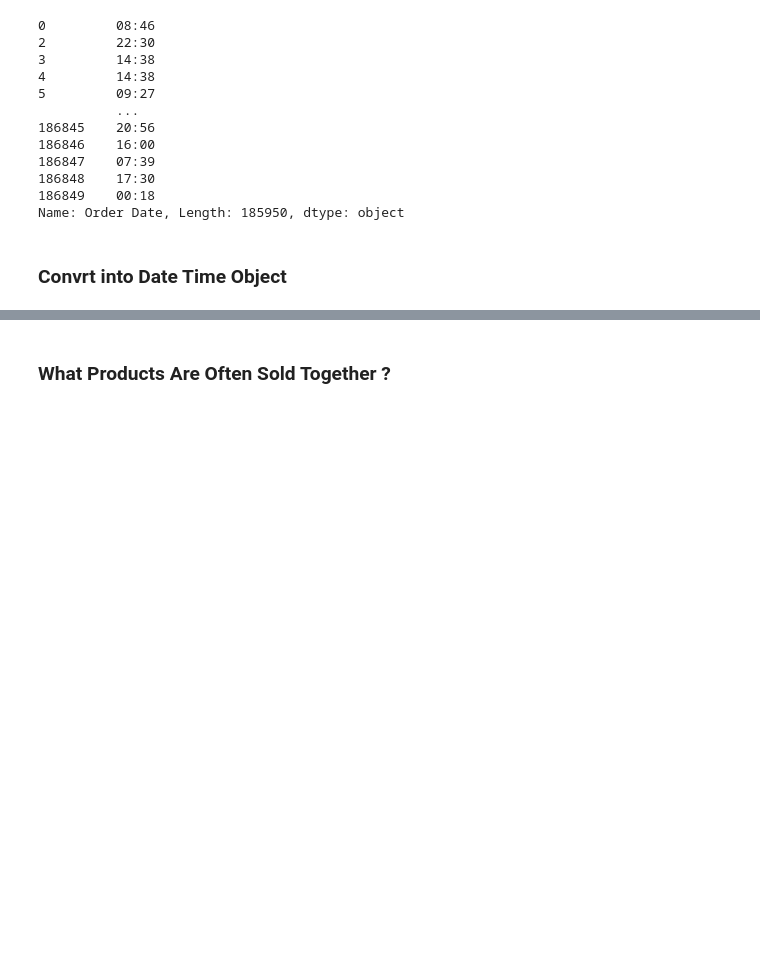
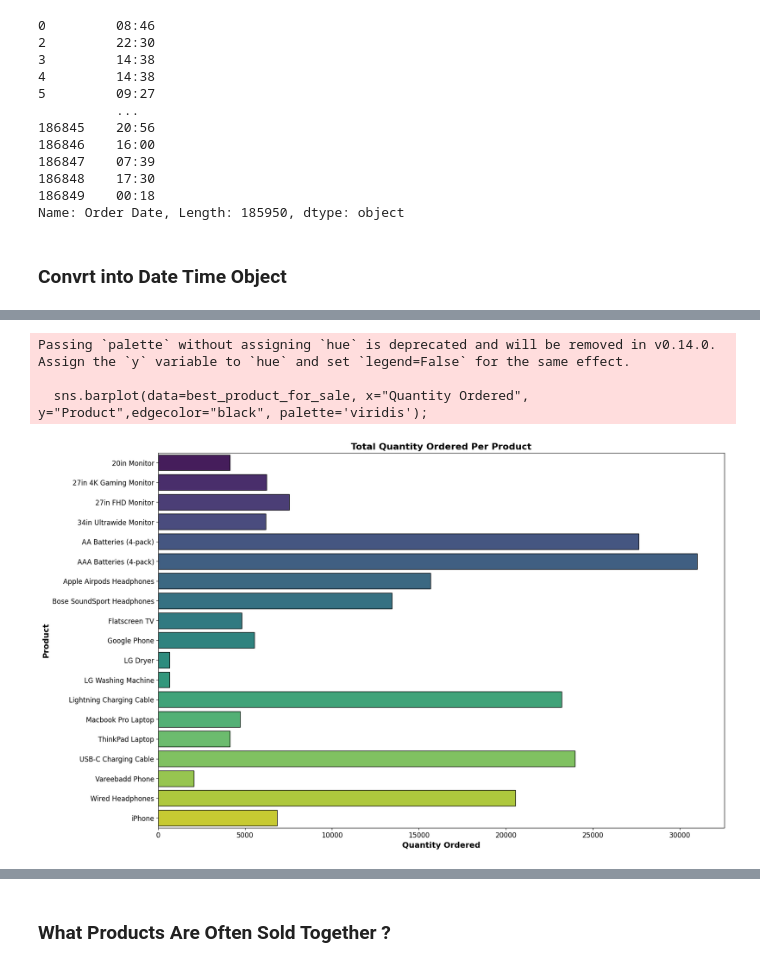
Before and after one commit to TanjiEvan/Python, a Jupyter notebook: Real-World Data Science Problems/Sales_Analysis.ipynb, the cells around one changed output, grey strips where cells are left out. Cells and saved outputs as stored; diff of their text form; code cells hidden in the pictures; blank space fills up the shorter version.

Commit message:
Fixed Mistakes,Added Most Popular Product

```diff
--- a/Real-World Data Science Problems/Sales_Analysis.ipynb
+++ b/Real-World Data Science Problems/Sales_Analysis.ipynb
@@ -535,0 +558,6 @@ Passing `palette` without assigning `hue` is deprecated and will be removed in v
+# %%
+best_product_for_sale=all_data.groupby('Product').sum(numeric_only=True)["Quantity Ordered"].reset_index()
+
+sorted_product_data = best_product_for_sale.sort_values(by='Quantity Ordered', ascending=False)
+
+sorted_product_data.head()
@@ -535,0 +571,14 @@ Passing `palette` without assigning `hue` is deprecated and will be removed in v
+# %%
+plt.figure(figsize=(18, 12))
+sns.barplot(data=best_product_for_sale, x="Quantity Ordered", y="Product",edgecolor="black", palette='viridis');
+plt.xlabel("Quantity Ordered", fontsize=14,fontweight='bold')
+plt.ylabel("Product", fontsize=14,fontweight='bold')
+plt.xticks(fontsize=12)
+plt.yticks(fontsize=12)
+plt.title('Total Quantity Ordered Per Product', fontsize=16, fontweight='bold')
+plt.show();
+# %% [output]
+Passing `palette` without assigning `hue` is deprecated and will be removed in v0.14.0. Assign the `y` variable to `hue` and set `legend=False` for the same effect.
+
+  sns.barplot(data=best_product_for_sale, x="Quantity Ordered", y="Product",edgecolor="black", palette='viridis');
+[figure, added]
```
Also changed, not shown: parts of 13 cells of this notebook.
